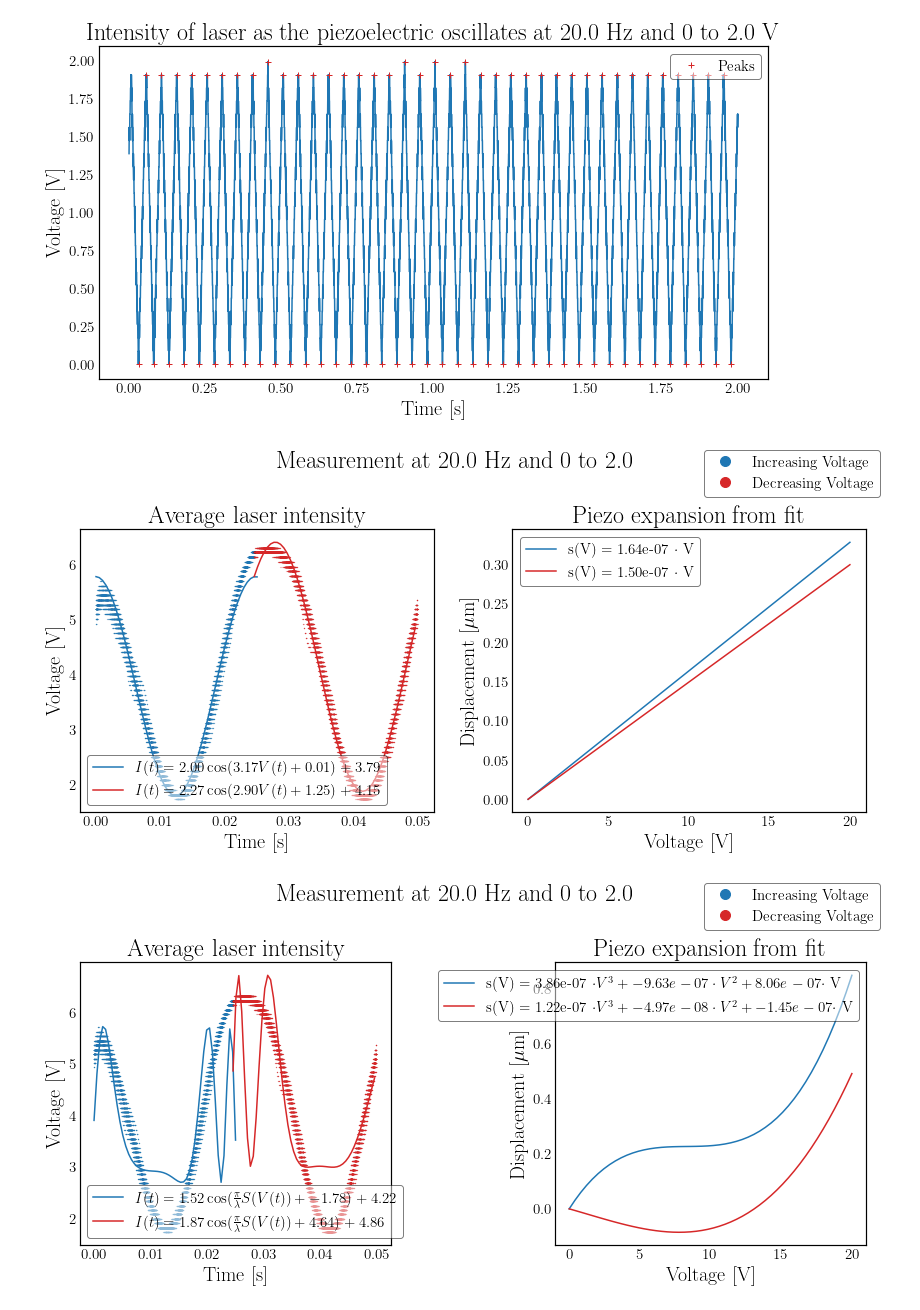
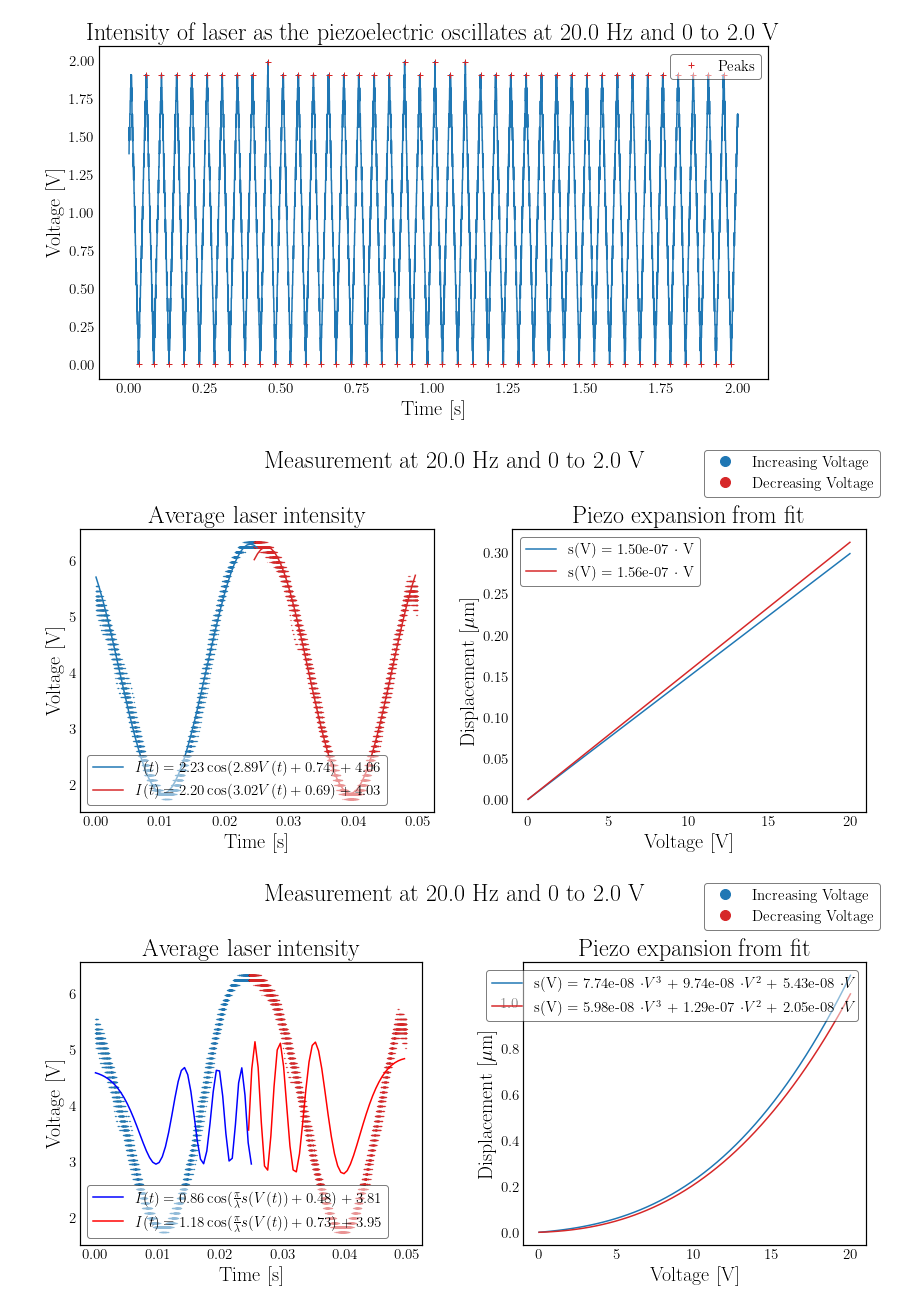
Before and after one commit to Emiliuhre/Labgruppe-Eksperimentiel-Fysik-2, a Jupyter notebook: Exercise 2/Databehandling/Databehandling.ipynb, the cells around one changed output. Drawn from its saved outputs; the diff is of its cells as text; code cells hidden in the pictures.

```diff
--- a/Exercise 2/Databehandling/Databehandling.ipynb
+++ b/Exercise 2/Databehandling/Databehandling.ipynb
@@ -109,7 +109,7 @@ ax.legend()
 # %%
 _, _, tops, times = pointFinder(channel_b, time, ofs=np.mean(channel_b))
 indices = np.where(np.isin(time, times))[0]
-
+indices += 100
 
 new_time_parts_up = []
 new_channel_b_parts = []
@@ -152,11 +152,11 @@ p0 = [a0, b0, c0, d0]
 
 V_up = lambda t: (2 * Vmax / T * t)
 fit_func_up = lambda t, a, b, c, d: a*np.cos(2*np.pi / lamb * 2 * b * V_up(t) + c) + d
-fit_up = curve_fit(fit_func_up, new_time_up, new_channel_a_up, p0, ftol=1e-12, xtol=1e-12, gtol=1e-12)
+fit_up = curve_fit(fit_func_up, new_time_up, new_channel_a_up, p0, maxfev = 10000, ftol=1e-12, xtol=1e-12, gtol=1e-12)
 
 V_down = lambda t: (-2 * Vmax / T * t + Vmax)
 fit_func_down = lambda t, a, b, c, d: a*np.cos(2*np.pi / lamb * 2 * b * V_down(t) + c) + d
-fit_down = curve_fit(fit_func_down, new_time_down, new_channel_a_down, p0, ftol=1e-12, xtol=1e-12, gtol=1e-12)
+fit_down = curve_fit(fit_func_down, new_time_down, new_channel_a_down, p0, ftol=1e-12, xtol=1e-12, gtol=1e-12, maxfev = 10000)
 # %%
 fig, axes = plt.subplots(1,2)
 
@@ -185,60 +185,62 @@ axes[1].set_ylabel("Displacement [$\\mu$m]")
 axes[1].set_title(f"Piezo expansion from fit")
 axes[1].legend()
 
-fig.suptitle(f"Measurement at {f} Hz and 0 to {Vmax}")
+fig.suptitle(f"Measurement at {f} Hz and 0 to {Vmax} V")
 fig.tight_layout()
 
 fig.savefig(f"../Figures/IntensityFit({f:.1f}Hz{Vmax:.1f}V).svg")
 # %% [output]
-[figure, old version]
+[figure, new version]
 # %%
 a0 = (channel_a.max() - channel_a.min()) / 2
 b0 = 1e-7
 c0 = 0
 d0 = (channel_a.max() + channel_a.min()) / 2
 
-p0 = [a0, b0, 0, 0, c0, d0]
+p0 = [a0, 5e-8, 1e-7, b0, c0, d0]
+lower_bounds = [0,0,0,0,0,-5]
+upper_bounds = [10,np.inf,np.inf,np.inf,np.inf,5]
 
 V_up = lambda t: (2 * Vmax / T * t)
 fit_func_up = lambda t, a, b1,b2,b3, c, d: a*np.cos(2*np.pi / lamb * 2 * (b1 * V_up(t)**3 + b2 * V_up(t)**2 + b3 * V_up(t)) + c) + d
-fit_up = curve_fit(fit_func_up, new_time_up, new_channel_a_up, p0, ftol=1e-12, xtol=1e-12, gtol=1e-12)
+fit_up = curve_fit(fit_func_up, new_time_up, new_channel_a_up, p0, maxfev = 10000, bounds = (lower_bounds, upper_bounds), ftol=1e-12, xtol=1e-12, gtol=1e-12)
 
 V_down = lambda t: (-2 * Vmax / T * t + Vmax)
 fit_func_down = lambda t, a, b1,b2,b3, c, d: a*np.cos(2*np.pi / lamb * 2 * (b1 * V_down(t)**3 + b2 * V_down(t)**2 + b3 * V_down(t)) + c) + d
-fit_down = curve_fit(fit_func_down, new_time_down, new_channel_a_down, p0, ftol=1e-12, xtol=1e-12, gtol=1e-12)
+fit_down = curve_fit(fit_func_down, new_time_down, new_channel_a_down, p0, maxfev = 10000, bounds = (lower_bounds, upper_bounds), ftol=1e-12, xtol=1e-12, gtol=1e-12)
 # %%
 fig, axes = plt.subplots(1,2)
 
 axes[0].plot(new_time_up, new_channel_a_up, "o", markersize = 0.1, color="C0", label ="Increasing Voltage")
 axes[0].plot(new_time_down + new_time_up[-1], new_channel_a_down, "o", markersize = 0.1, color="C3", label = "Decreasing Voltage")
 fig.legend(markerscale = 100)
 
 t = np.linspace(0, T/2)
 a,b1,b2,b3,c,d = fit_up[0]
-label_up = f"$I(t) = {a:.2f}\\cos(\\frac{{\\pi}}{{\\lambda}}S(V(t)) + {c:.2f}) + {d:.2f}$"
-plot1, = axes[0].plot(t, fit_func_up(t,*fit_up[0]), color = "C0", label = label_up)
+label_up = f"$I(t) = {a:.2f}\\cos(\\frac{{\\pi}}{{\\lambda}}s(V(t)) + {c:.2f}) + {d:.2f}$"
+plot1, = axes[0].plot(t, fit_func_up(t,*fit_up[0]), color = "blue", label = label_up)
 a,b1,b2,b3,c,d = fit_down[0]
-label_down = f"$I(t) = {a:.2f}\\cos(\\frac{{\\pi}}{{\\lambda}}S(V(t)) + {c:.2f}) + {d:.2f}$"
-plot2, = axes[0].plot(t + new_time_up[-1], fit_func_down(t,*fit_down[0]), color = "C3", label = label_down)
+label_down = f"$I(t) = {a:.2f}\\cos(\\frac{{\\pi}}{{\\lambda}}s(V(t)) + {c:.2f}) + {d:.2f}$"
+plot2, = axes[0].plot(t + new_time_up[-1], fit_func_down(t,*fit_down[0]), color = "red", label = label_down)
 axes[0].legend(handles = (plot1,plot2), loc = "lower left")
 
 ax.plot(times, tops, "+", color = "C3", label = "Peaks")
 axes[0].set_xlabel("Time [s]")
 axes[0].set_ylabel("Voltage [V]")
 axes[0].set_title(f"Average laser intensity")
 
 a,b1,b2,b3,c,d = fit_up[0]
-axes[1].plot(V_up(t) * 10, (b1 * V_up(t)**3 + b2 * V_up(t)**2 + b3 * V_up(t)) * 1e6, color = "C0", label = f"s(V) = {b1:.2e} $\\cdot V^3 + {b2:.2e} \\cdot V^2 + {b3:.2e} \\cdot$ V")
+axes[1].plot(V_up(t) * 10, (b1 * V_up(t)**3 + b2 * V_up(t)**2 + b3 * V_up(t)) * 1e6, color = "C0", label = f"s(V) = {b1:.2e} $\\cdot V^3$ + {b2:.2e} $\\cdot V^2$ + {b3:.2e} $\\cdot V$")
 a,b1,b2,b3,c,d = fit_down[0]
-axes[1].plot(V_down(t) * 10,  (b1 * V_down(t)**3 + b2 * V_down(t)**2 + b3 * V_down(t)) * 1e6, color = "C3", label = f"s(V) = {b1:.2e} $\\cdot V^3 + {b2:.2e} \\cdot V^2 + {b3:.2e} \\cdot$ V")
+axes[1].plot(V_down(t) * 10,  (b1 * V_down(t)**3 + b2 * V_down(t)**2 + b3 * V_down(t)) * 1e6, color = "C3", label = f"s(V) = {b1:.2e} $\\cdot V^3$ + {b2:.2e} $\\cdot V^2$ + {b3:.2e} $\\cdot V$")
 axes[1].set_xlabel("Voltage [V]")
 axes[1].set_ylabel("Displacement [$\\mu$m]")
 axes[1].set_title(f"Piezo expansion from fit")
 axes[1].legend()
 
-fig.suptitle(f"Measurement at {f} Hz and 0 to {Vmax}")
+fig.suptitle(f"Measurement at {f} Hz and 0 to {Vmax} V")
 fig.tight_layout()
 
 #fig.savefig(f"../Figures/IntensityFitThirdDegree({f:.1f}Hz{Vmax:.1f}V).svg")
 # %% [output]
-[figure, old version]
+[figure, new version]
```
Also changed, not shown: parts of 5 cells of this notebook.
